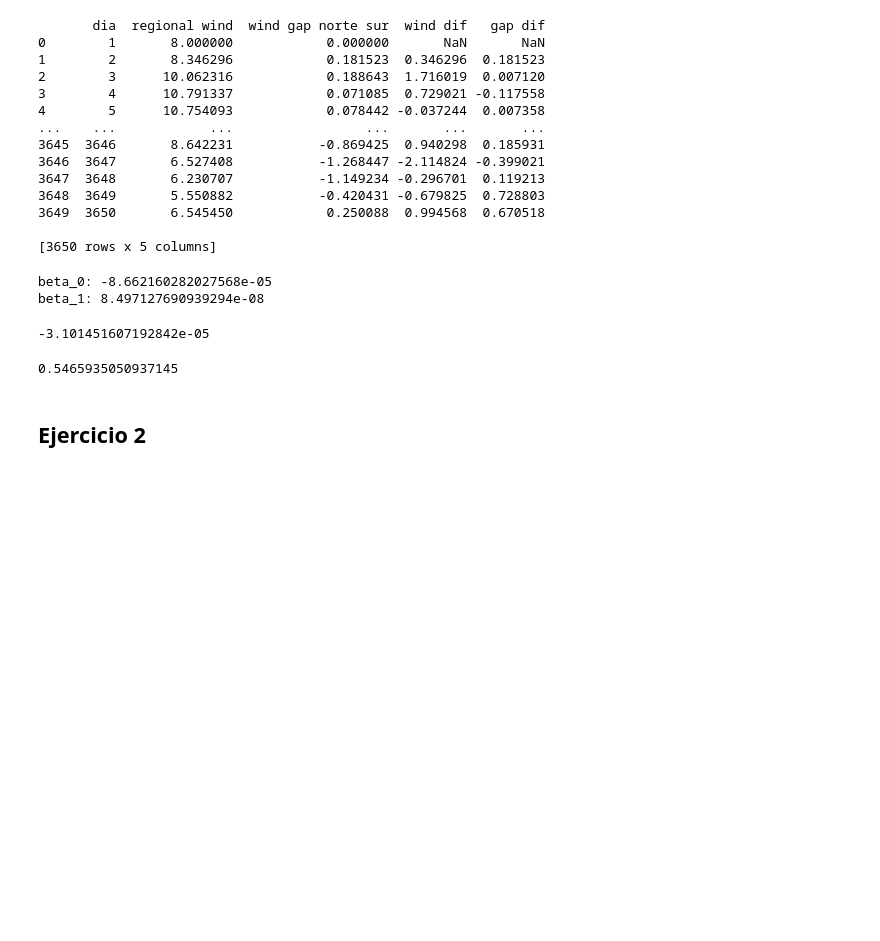
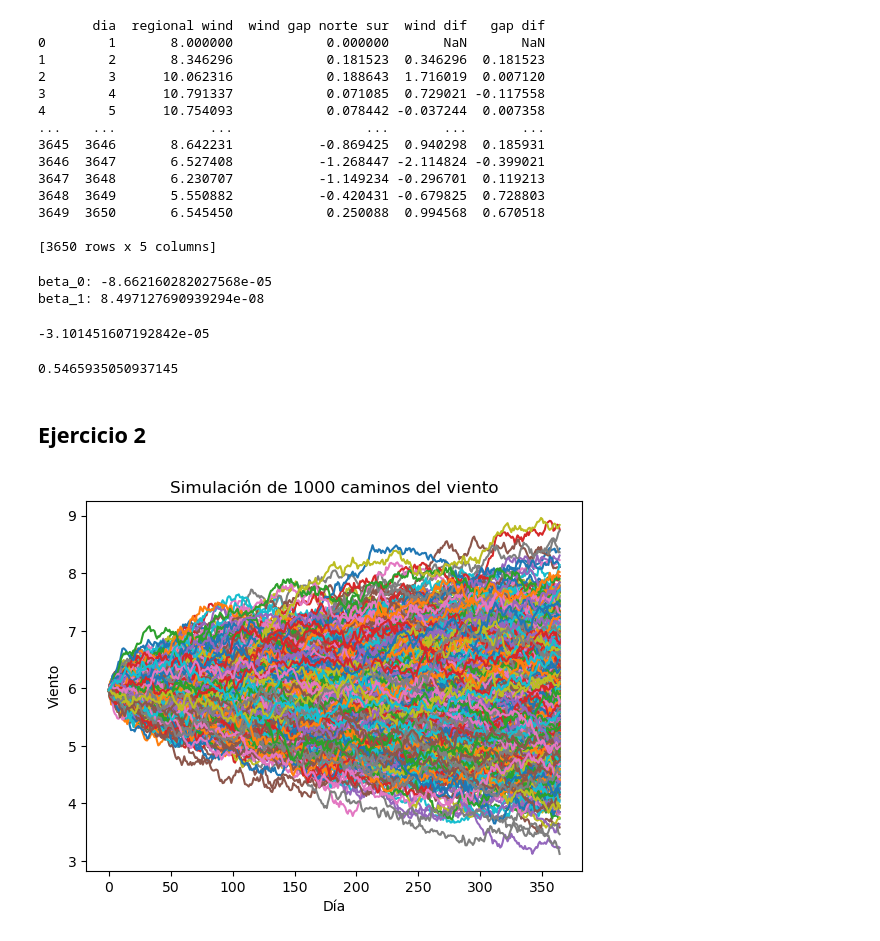
Before and after one commit to catadolhare/tp1_aplicaciones_cauzzo_dolhare_ekes_squillari, a Jupyter notebook: tp1.ipynb, the cells around one changed output. Cells and saved outputs as stored; diff of their text form; code cells hidden in the pictures; blank space fills up the shorter version.

```diff
--- a/tp1.ipynb
+++ b/tp1.ipynb
@@ -119,8 +119,31 @@ gamma
 def theta(t):
     return 6 + 2 * np.cos(2 * np.pi * t / 365)
 # %%
-walk_viento = [datos['regional wind'][0]]
+caminos_S = []
+caminos_D = []
 
-for i in range(1, 365):
-    S_t = walk_viento[i - 1] + kappa * (theta(i) - walk_viento[i - 1]) * 1/365 + sigma * np.sqrt(1/365) * np.random.normal(0, 1)
-    walk_viento.append(S_t)
+for m in range(1000):
+    S = np.zeros(365)
+    D = np.zeros(365)
+
+    # Valores iniciales (suponemos que S_0 y D_0 son conocidos o se dan como 0)
+    S[0] = np.mean(datos['regional wind'])
+    D[0] = 0
+
+    for i in range(1, 365):
+        S[i] = S[i - 1] + kappa * (theta(i) - S[i - 1]) * 1/365 + sigma * np.sqrt(1/365) * np.random.normal(0, 1)
+
+        D[i] = D[i-1] - beta * D[i-1] * 1/365 + gamma * np.sqrt(1/365) * np.random.normal(0, 1)
+
+    caminos_S.append(S)
+    caminos_D.append(D)
+# %%
+for i in range(1000):
+    plt.plot(caminos_S[i])
+
+plt.title('Simulación de 1000 caminos del viento')
+plt.xlabel('Día')
+plt.ylabel('Viento')
+plt.show()
+# %% [output]
+[figure, added]
```
Also changed, not shown: parts of 5 cells of this notebook.
